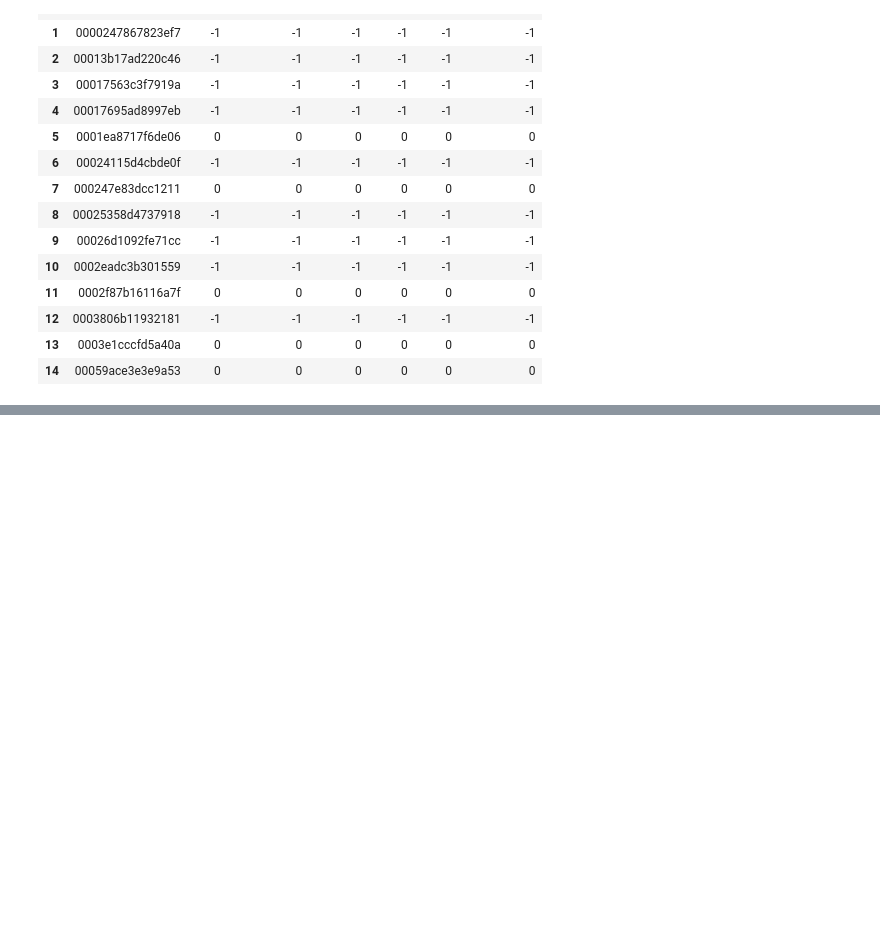
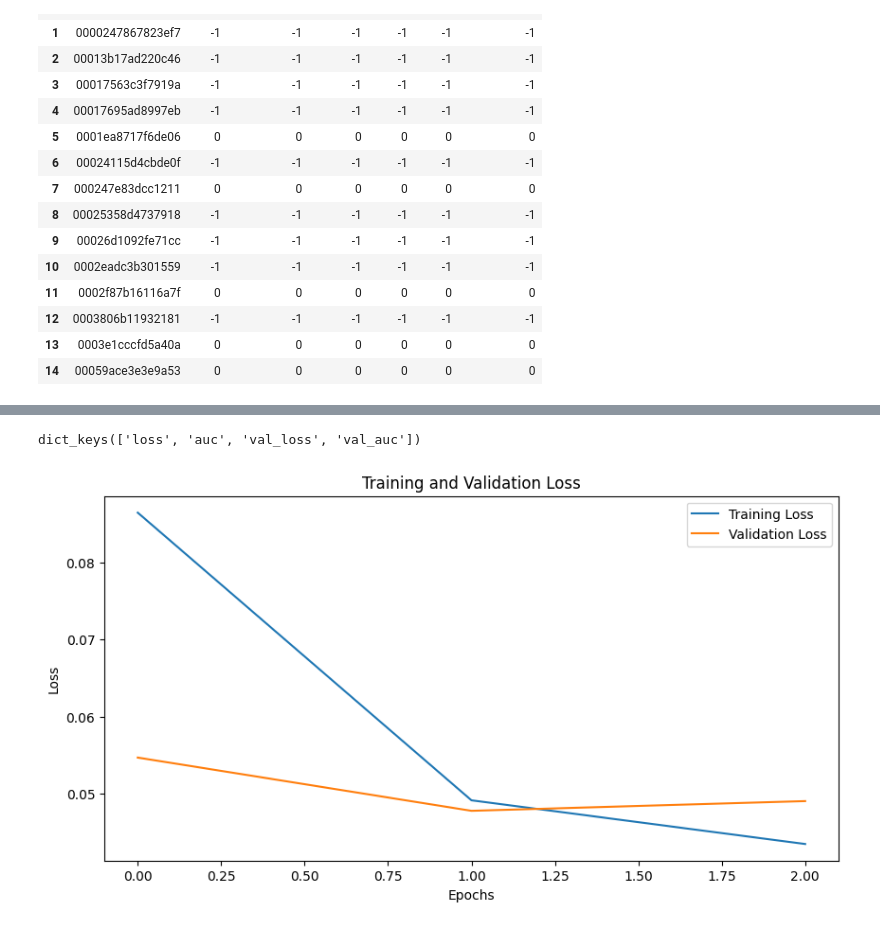
Before and after one commit to TTonnyy789/LSTM_wikipedia, a Jupyter notebook: lstm.ipynb, the cells around one changed output, grey strips where cells are left out. Saved outputs shown, nothing was run; the diff lists cells and outputs as text; code cells hidden in the pictures; blank space fills up the shorter version.

Commit message:
Model building
find optimal value of batch_size and epoch

```diff
--- a/lstm.ipynb
+++ b/lstm.ipynb
@@ -85,0 +185,6 @@ test_labels.head(15)
+# %%
+train_padded =pad_sequences(train_final, maxlen=150)
+test_padded =pad_sequences(test_final, maxlen=150)
+print("Shape of training data",train_padded.shape)
+print("Shape of testing data",test_padded.shape)
+#進行截長補短，讓所有評論的數字 list 長度都改為150
@@ -85,0 +194,9 @@ test_labels.head(15)
+# %%
+model = Sequential()
+model.add(Embedding(input_dim=40000,output_dim=64, input_length=150))
+model.add(LSTM(units = 64, dropout = 0.2,return_sequences=True))
+model.add(LSTM(units = 64, dropout = 0.2))
+model.add(Dense(units = 6, activation = 'sigmoid'))
+model.summary() #檢視模型摘要
+
+#建立model
@@ -85,0 +227,4 @@ test_labels.head(15)
+# %%
+from sklearn.model_selection import cross_val_score
+model.compile(loss = "binary_crossentropy", optimizer = "adam", metrics = ["AUC"])
+x_train, x_val, y_train, y_val = train_test_split(train_padded, train_label, shuffle = True, random_state = 123)
@@ -85,0 +241,2 @@ test_labels.head(15)
+# %%
+history1=model.fit(x_train, y_train, batch_size = 70, epochs = 3, validation_data = (x_val, y_val))
@@ -85,0 +259,15 @@ test_labels.head(15)
+# %%
+history1.history.keys()
+# %% [output]
+dict_keys(['loss', 'auc', 'val_loss', 'val_auc'])
+# %%
+plt.figure(figsize=(10,5))
+plt.plot(history1.history['loss'], label='Training Loss')
+plt.plot(history1.history['val_loss'], label='Validation Loss')
+plt.title('Training and Validation Loss')
+plt.xlabel('Epochs')
+plt.ylabel('Loss')
+plt.legend()
+plt.show()
+# %% [output]
+[figure, added]
```
Also changed, not shown: parts of 20 cells of this notebook, 1 other file.
